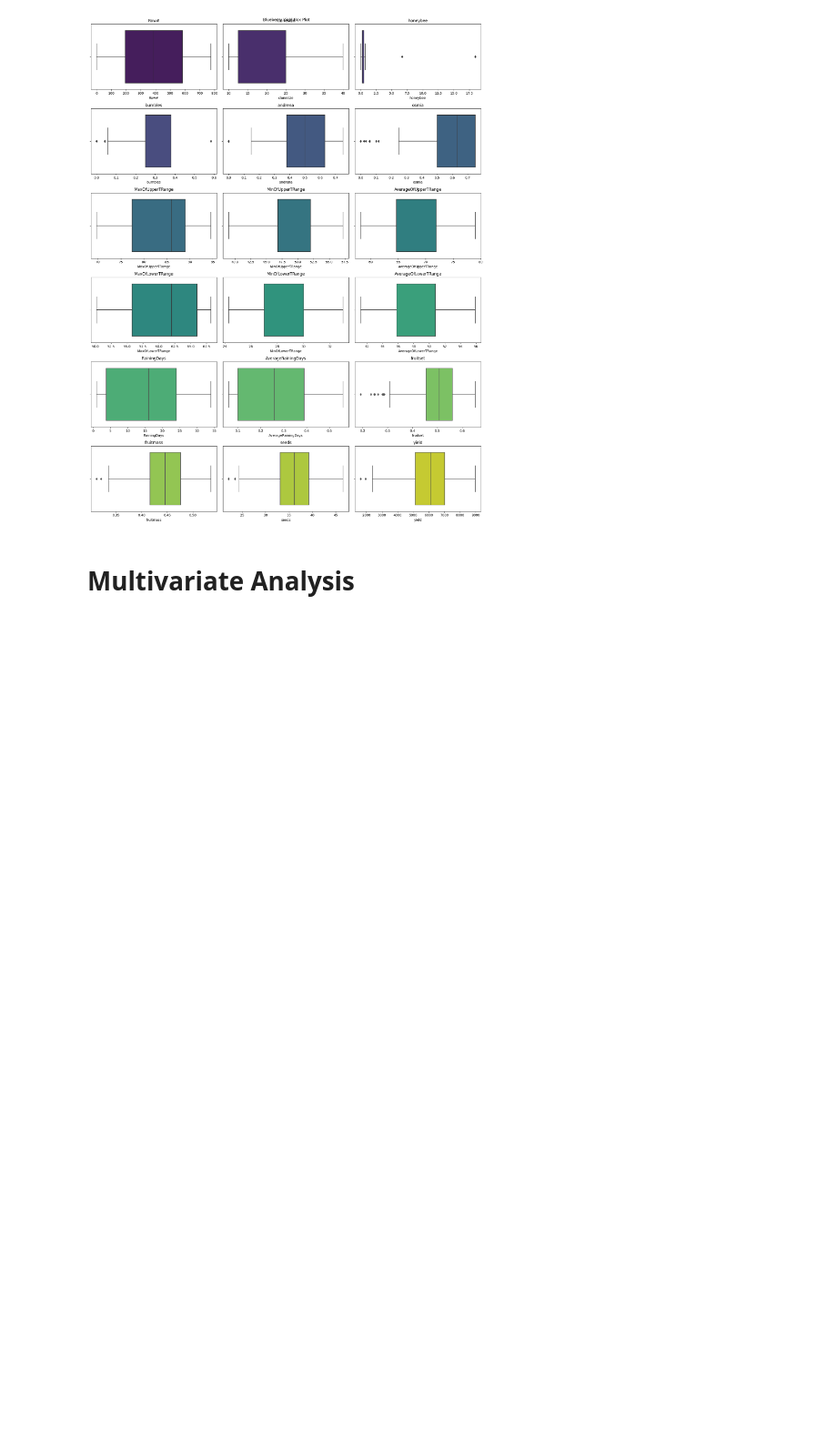
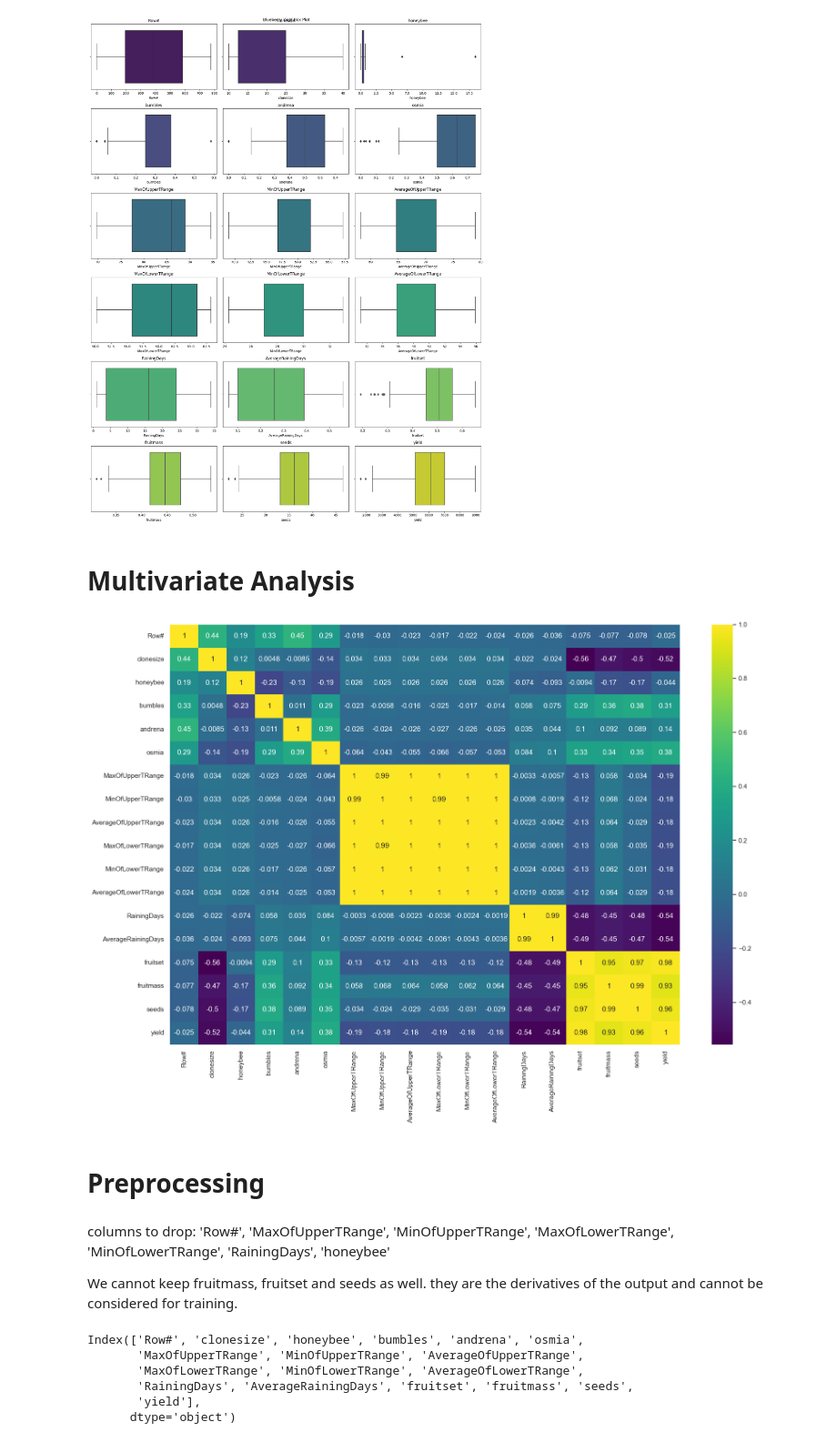
Before and after one commit to tushar2704/Wild_Blueberry_Yield_Prediction, a Jupyter notebook: src/notebooks/Wild Blueberry Yield Prediction.ipynb, the cells around one changed output. Shown at 91% size. Cells and saved outputs as stored; diff of their text form; code cells hidden in the pictures; blank space fills up the shorter version.

```diff
--- a/src/notebooks/Wild Blueberry Yield Prediction.ipynb
+++ b/src/notebooks/Wild Blueberry Yield Prediction.ipynb
@@ -250,3 +250,31 @@ plt.show()
 [figure]
 # %% [markdown]
 # Multivariate Analysis
+# %%
+#Heatmap
+plt.figure(figsize=(17,12))
+sns.set()
+sns.heatmap(berry_data.corr(), annot=True, cmap="viridis")
+
+vis_path4 =r"D:\Wild_Blueberry_Yield_Prediction\src\visualizations\Heatmap.png"
+plt.savefig(vis_path4)
+plt.tight_layout()
+plt.show()
+# %% [output]
+[figure, added]
+# %% [markdown]
+# Preprocessing
+# %% [markdown]
+columns to drop: 'Row#', 'MaxOfUpperTRange', 'MinOfUpperTRange', 'MaxOfLowerTRange', 'MinOfLowerTRange', 'RainingDays', 'honeybee'
+
+We cannot keep fruitmass, fruitset and seeds as well. they are the derivatives of the output and cannot be considered for training.
+# %%
+#Checking columns name
+berry_data.columns
+# %% [output]
+Index(['Row#', 'clonesize', 'honeybee', 'bumbles', 'andrena', 'osmia',
+       'MaxOfUpperTRange', 'MinOfUpperTRange', 'AverageOfUpperTRange',
+       'MaxOfLowerTRange', 'MinOfLowerTRange', 'AverageOfLowerTRange',
+       'RainingDays', 'AverageRainingDays', 'fruitset', 'fruitmass', 'seeds',
+       'yield'],
+      dtype='object')
```
Also changed, not shown: parts of 29 cells of this notebook, 2 other files.
